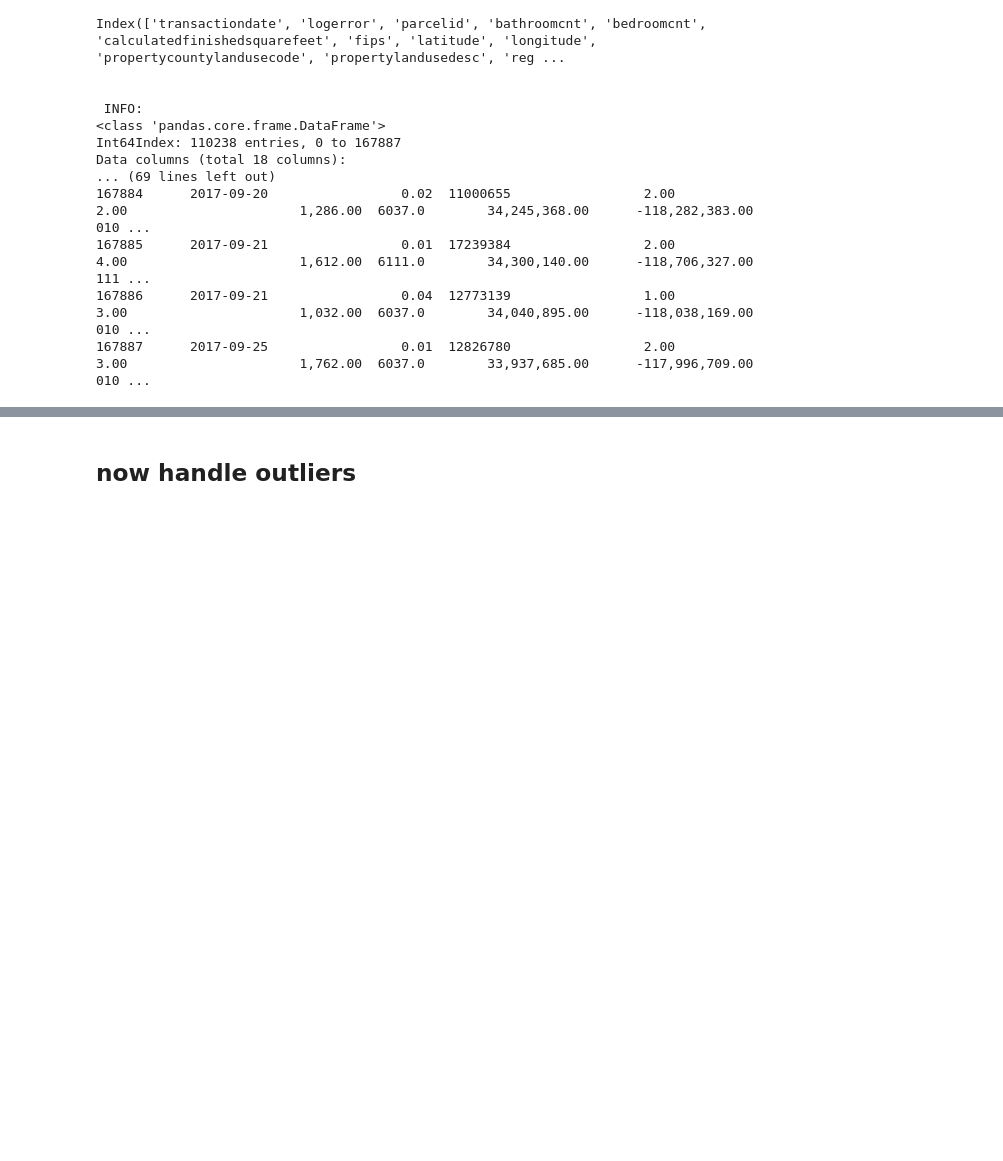
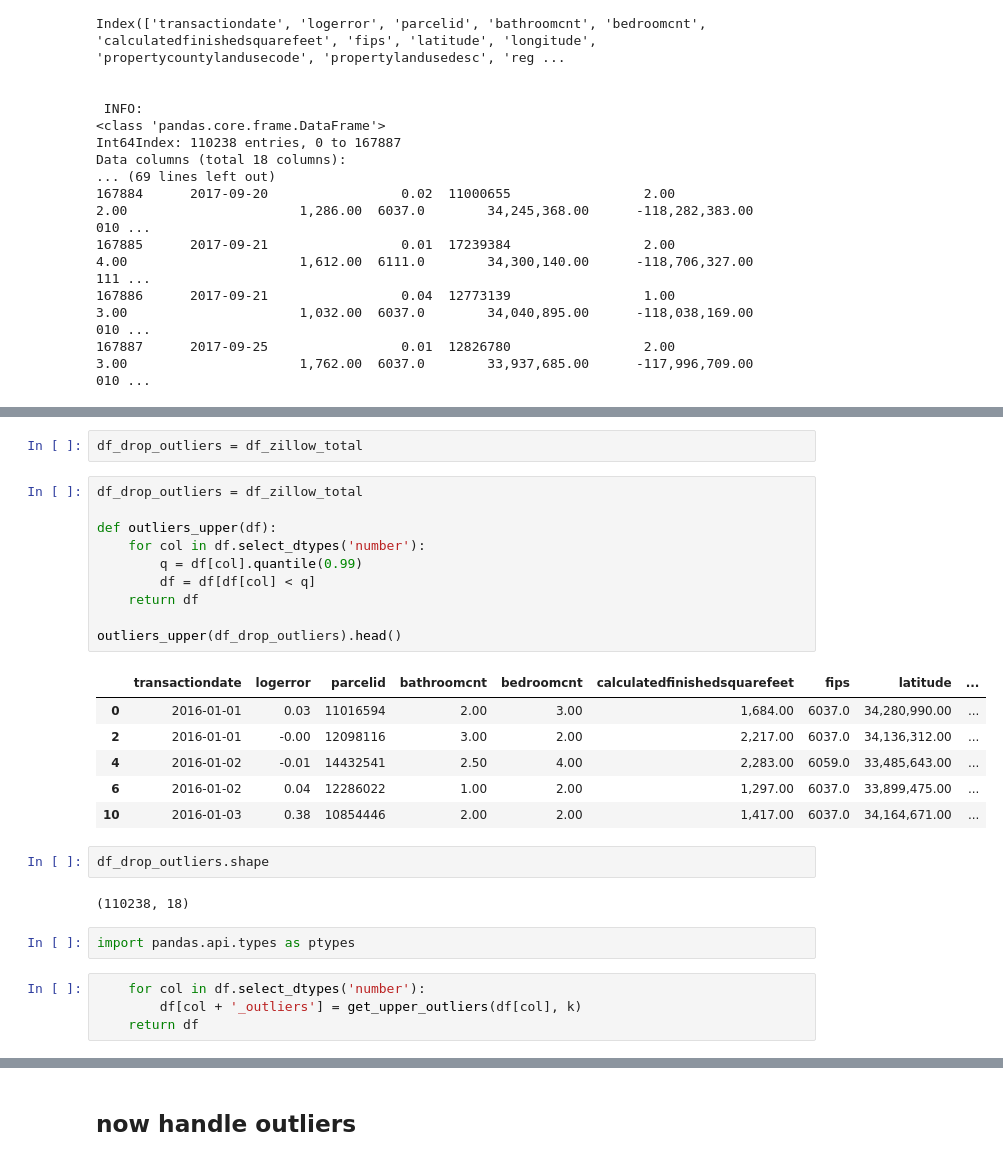
Before and after one commit to HackneyChad/clustering, a Jupyter notebook: clustering_exercises.ipynb, the cells around one changed output, grey strips where cells are left out. Saved outputs shown, nothing was run; the diff lists cells and outputs as text; blank space fills up the shorter version.

```diff
--- a/clustering_exercises.ipynb
+++ b/clustering_exercises.ipynb
@@ -153,0 +144,29 @@ prep_z.check_missing_values_col(df_zillow_total)
+# %%
+df_drop_outliers = df_zillow_total
+# %%
+df_drop_outliers = df_zillow_total
+
+def outliers_upper(df):
+    for col in df.select_dtypes('number'):
+        q = df[col].quantile(0.99)
+        df = df[df[col] < q]
+    return df
+
+outliers_upper(df_drop_outliers).head()
+# %% [output]
+|  | transactiondate | logerror | parcelid | bathroomcnt | bedroomcnt | calculatedfinishedsquarefeet | fips | latitude | ... |
+| 0 | 2016-01-01 | 0.03 | 11016594 | 2.00 | 3.00 | 1,684.00 | 6037.0 | 34,280,990.00 | ... |
+| 2 | 2016-01-01 | -0.00 | 12098116 | 3.00 | 2.00 | 2,217.00 | 6037.0 | 34,136,312.00 | ... |
+| 4 | 2016-01-02 | -0.01 | 14432541 | 2.50 | 4.00 | 2,283.00 | 6059.0 | 33,485,643.00 | ... |
+| 6 | 2016-01-02 | 0.04 | 12286022 | 1.00 | 2.00 | 1,297.00 | 6037.0 | 33,899,475.00 | ... |
+| 10 | 2016-01-03 | 0.38 | 10854446 | 2.00 | 2.00 | 1,417.00 | 6037.0 | 34,164,671.00 | ... |
+# %%
+df_drop_outliers.shape
+# %% [output]
+(110238, 18)
+# %%
+import pandas.api.types as ptypes
+# %%
+    for col in df.select_dtypes('number'):
+        df[col + '_outliers'] = get_upper_outliers(df[col], k)
+    return df
```
Also changed, not shown: parts of 12 cells of this notebook, 1 other file.
